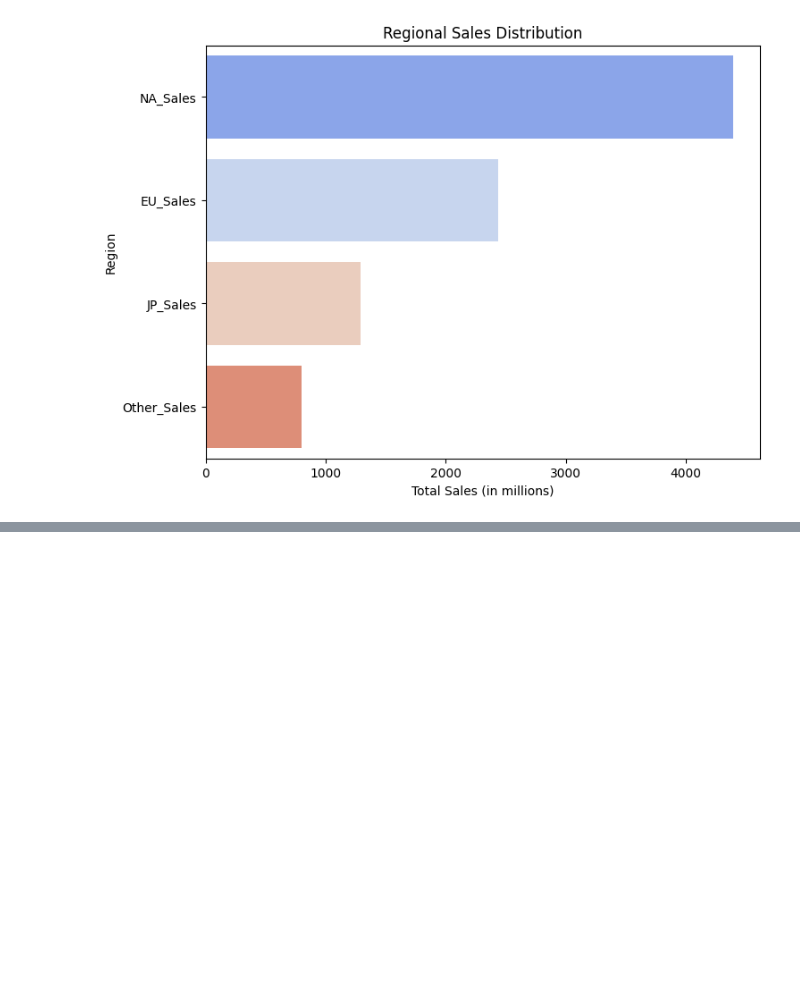
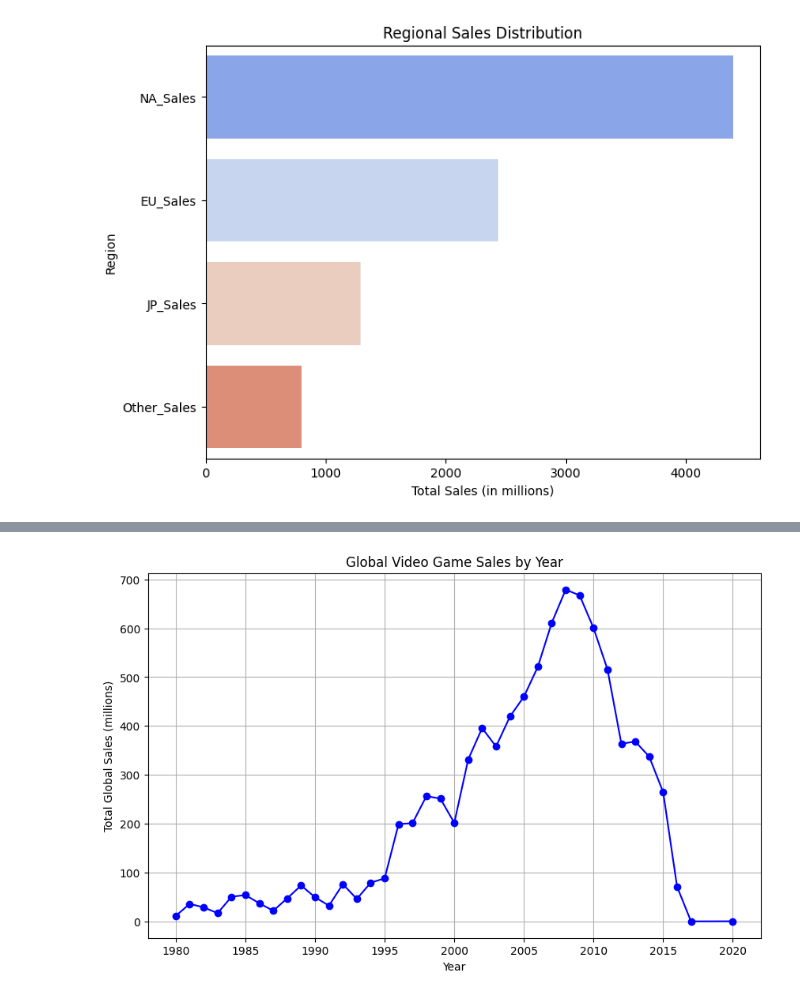
Before and after one commit to November2025/video-game-sales-analysis, a Jupyter notebook: gameanalysis.ipynb, the cells around one changed output, grey strips where cells are left out. Saved outputs shown, nothing was run; the diff lists cells and outputs as text; code cells hidden in the pictures; blank space fills up the shorter version.

```diff
--- a/gameanalysis.ipynb
+++ b/gameanalysis.ipynb
@@ -156,0 +229,16 @@ Passing `palette` without assigning `hue` is deprecated and will be removed in v
+# %%
+import matplotlib.pyplot as plt
+
+# group by year and add sales
+sales_by_year = df.groupby('Year')['Global_Sales'].sum()
+
+# Plotting
+plt.figure(figsize=(10,6))
+sales_by_year.plot(kind='line', color='blue', marker='o')
+plt.title('Global Video Game Sales by Year')
+plt.xlabel('Year')
+plt.ylabel('Total Global Sales (millions)')
+plt.grid(True)
+plt.show()
+# %% [output]
+[figure, added]
```
Also changed, not shown: parts of 10 cells of this notebook.
